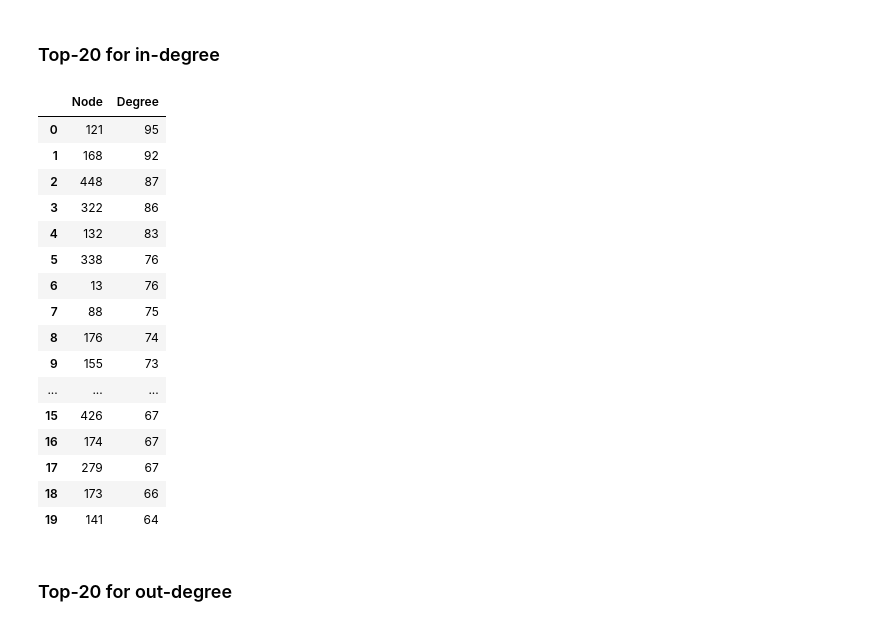
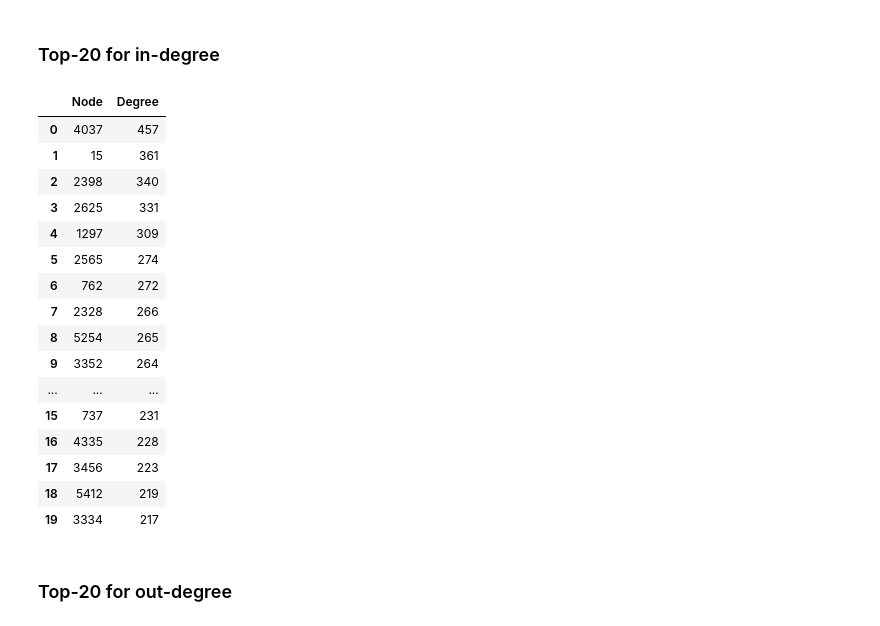
Before and after one commit to pouriaSameti/Mathematics-For-Data-Science, a Jupyter notebook: Project 3/notebook.ipynb, the cells around one changed output. Saved outputs shown, nothing was run; the diff lists cells and outputs as text; code cells hidden in the pictures.

```diff
--- a/Project 3/notebook.ipynb
+++ b/Project 3/notebook.ipynb
@@ -21,0 +33,3 @@ edges_A.head()
+# %%
+edges_wv = pd.read_csv("dataset/wiki-Vote.txt.gz", sep="\t", header=None, names=["src", "dst"], skiprows=df_start_line)
+edges_wv.head()
@@ -22,9 +43,9 @@ edges_A.head()
 # %% [markdown]
 ## 0-1: Checking Nodes & Edges
 # %%
-num_edges_A = len(edges_A)
-num_nodes_A = int(max(edges_A["src"].max(), edges_A["dst"].max()) + 1)
+num_nodes_wv = int(max(edges_wv["src"].max(), edges_wv["dst"].max()) + 1)
+num_edges_wv = len(edges_wv)
 
-print(f"Number of nodes: {num_nodes_A}")
-print(f"Number of edges: {num_edges_A}")
+print(f"Number of nodes: {num_nodes_wv}")
+print(f"Number of edges: {num_edges_wv}")
 # %% [output]
@@ -33,19 +54,19 @@ Number of edges: 12691
 # %% [markdown]
 ## 0-2: in-degree & out-degree calculation
 # %%
-out_degree_A = np.zeros(num_nodes_A, dtype=np.int64)
-in_degree_A = np.zeros(num_nodes_A, dtype=np.int64)
+out_degree_wv = np.zeros(num_nodes_wv, dtype=np.int64)
+in_degree_wv = np.zeros(num_nodes_wv, dtype=np.int64)
 
-for u, v in edges_A.itertuples(index=False):
-    out_degree_A[u] += 1
-    in_degree_A[v] += 1
+for u, v in edges_wv.itertuples(index=False):
+    out_degree_wv[u] += 1
+    in_degree_wv[v] += 1
 
 
-in_stats = {"max": int(np.max(in_degree_A)), "mean": float(np.mean(in_degree_A)), "median": float(np.median(in_degree_A)),
-            "zero_percent": float(np.sum(in_degree_A == 0) / len(in_degree_A) * 100)}
+in_stats = {"max": int(np.max(in_degree_wv)), "mean": float(np.mean(in_degree_wv)), "median": float(np.median(in_degree_wv)),
+            "zero_percent": float(np.sum(in_degree_wv == 0) / len(in_degree_wv) * 100)}
 
-out_stats = {"max": int(np.max(out_degree_A)), "mean": float(np.mean(out_degree_A)), "median": float(np.median(out_degree_A)),
-            "zero_percent": float(np.sum(out_degree_A == 0) / len(out_degree_A) * 100)}
+out_stats = {"max": int(np.max(out_degree_wv)), "mean": float(np.mean(out_degree_wv)), "median": float(np.median(out_degree_wv)),
+             "zero_percent": float(np.sum(out_degree_wv == 0) / len(out_degree_wv) * 100)}
 
 summary_df = pd.DataFrame.from_dict({"In-degree": in_stats, "Out-degree": out_stats}, orient="index")
 summary_df
@@ -80,34 +92,34 @@ Number of self-loops removed: 0
 # %%
 def top_k_nodes(deg, k=20):
     idx = np.argsort(-deg)
     top_list = list(zip(idx[:k], deg[idx[:k]]))
 
     top_return_list = []
     for node, d in top_list:
         top_return_list.append({'Node':node, 'Degree': d})
     return top_return_list
 
 
-top20_in_df = pd.DataFrame(top_k_nodes(in_degree_A, 20))
+top20_in_df = pd.DataFrame(top_k_nodes(in_degree_wv, 20))
 top20_in_df
 # %% [output]
 |  | Node | Degree |
-| 0 | 121 | 95 |
-| 1 | 168 | 92 |
-| 2 | 448 | 87 |
-| 3 | 322 | 86 |
-| 4 | 132 | 83 |
-| 5 | 338 | 76 |
-| 6 | 13 | 76 |
-| 7 | 88 | 75 |
-| 8 | 176 | 74 |
-| 9 | 155 | 73 |
+| 0 | 4037 | 457 |
+| 1 | 15 | 361 |
+| 2 | 2398 | 340 |
+| 3 | 2625 | 331 |
+| 4 | 1297 | 309 |
+| 5 | 2565 | 274 |
+| 6 | 762 | 272 |
+| 7 | 2328 | 266 |
+| 8 | 5254 | 265 |
+| 9 | 3352 | 264 |
 | ... | ... | ... |
-| 15 | 426 | 67 |
-| 16 | 174 | 67 |
-| 17 | 279 | 67 |
-| 18 | 173 | 66 |
-| 19 | 141 | 64 |
+| 15 | 737 | 231 |
+| 16 | 4335 | 228 |
+| 17 | 3456 | 223 |
+| 18 | 5412 | 219 |
+| 19 | 3334 | 217 |
 # %% [markdown]
 ### Top-20 for out-degree
 # %%
```
Also changed, not shown: parts of 19 cells of this notebook.
